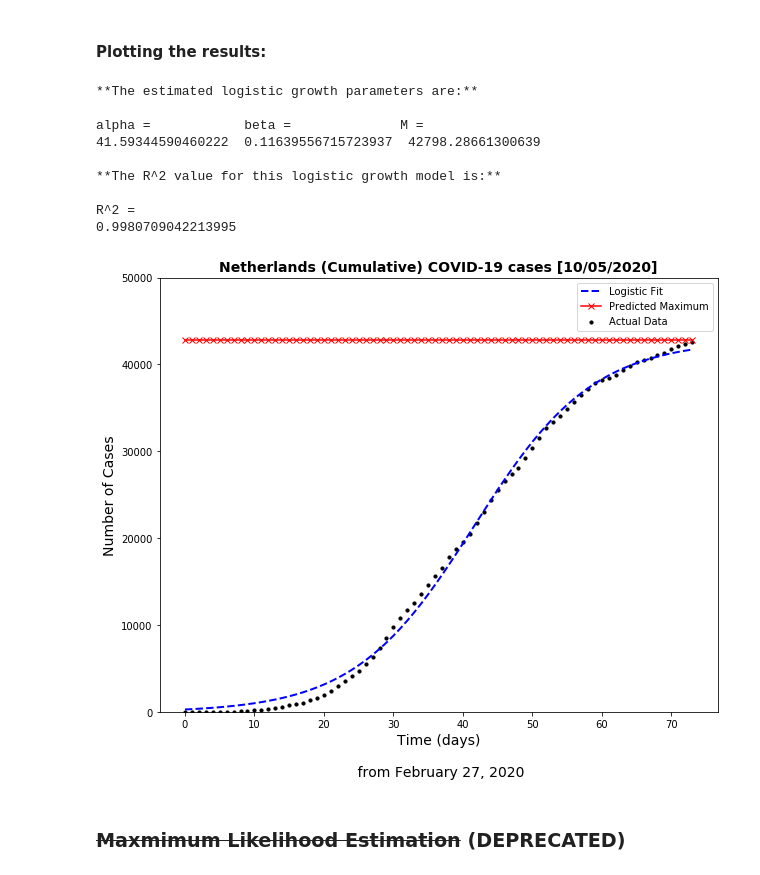
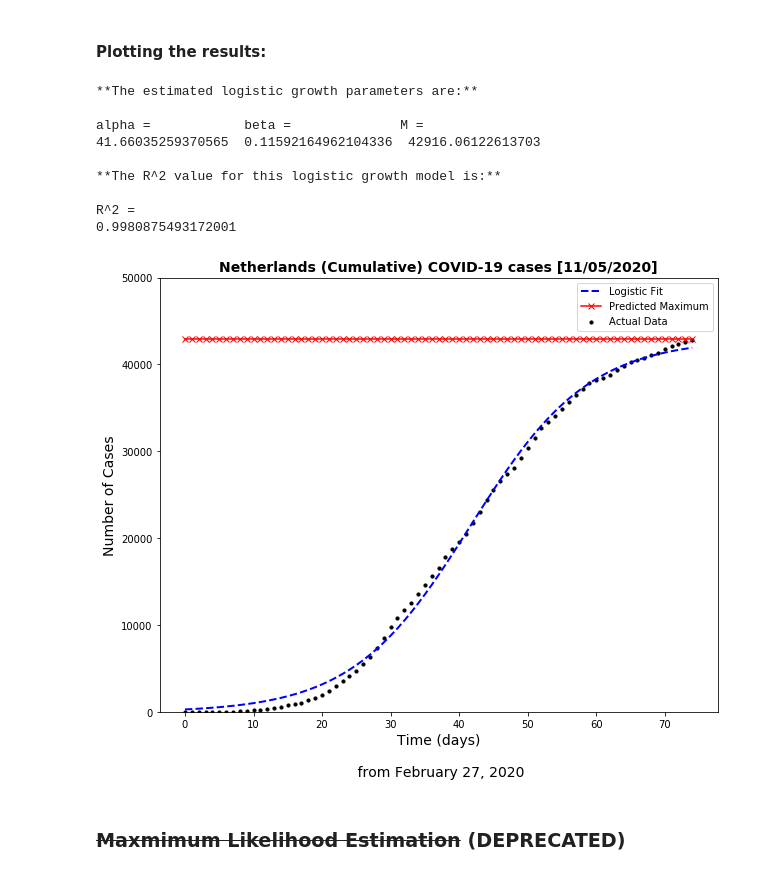
Before and after one commit to jiehaocao/BEP-SBMD-COVID19, a Jupyter notebook: notebook/logistic_growth_verhulst.ipynb, the cells around one changed output. Cells and saved outputs as stored; diff of their text form; code cells hidden in the pictures.

```diff
--- a/notebook/logistic_growth_verhulst.ipynb
+++ b/notebook/logistic_growth_verhulst.ipynb
@@ -209,30 +209,30 @@ predicted_max = np.array(max_cases)
 # %%
 plt.figure(figsize=(10,8))
 
 plt.scatter(x, y, s=10, marker='o', c='k')
 plt.plot(x, logistic_pred(x), '--', lw=2, c='blue')
 plt.plot(x, predicted_max, '-x', c='r')
 plt.legend(['Logistic Fit', 'Predicted Maximum', 'Actual Data' ])
 plt.ylim([0, 50000])
 
-plt.title("Netherlands (Cumulative) COVID-19 cases [10/05/2020]", Fontsize = 14, weight='bold')
+plt.title("Netherlands (Cumulative) COVID-19 cases [11/05/2020]", Fontsize = 14, weight='bold')
 plt.xlabel("Time (days)" + "\n\n" +" from February 27, 2020", Fontsize = 14)
 plt.ylabel("Number of Cases", Fontsize = 14);
 
 
 
 prt_results_logistic() # Uncomment for statistics
 # %% [output]
 **The estimated logistic growth parameters are:**
 
 alpha =            beta =              M =
-41.59344590460222  0.11639556715723937  42798.28661300639
+41.66035259370565  0.11592164962104336  42916.06122613703
 
 **The R^2 value for this logistic growth model is:**
 
 R^2 =
-0.9980709042213995
+0.9980875493172001
-[figure, old version]
+[figure, new version]
 # %% [markdown]
 ### ~~Maxmimum Likelihood Estimation~~ (DEPRECATED)
 # %%
```
Also changed, not shown: parts of 3 cells of this notebook.
